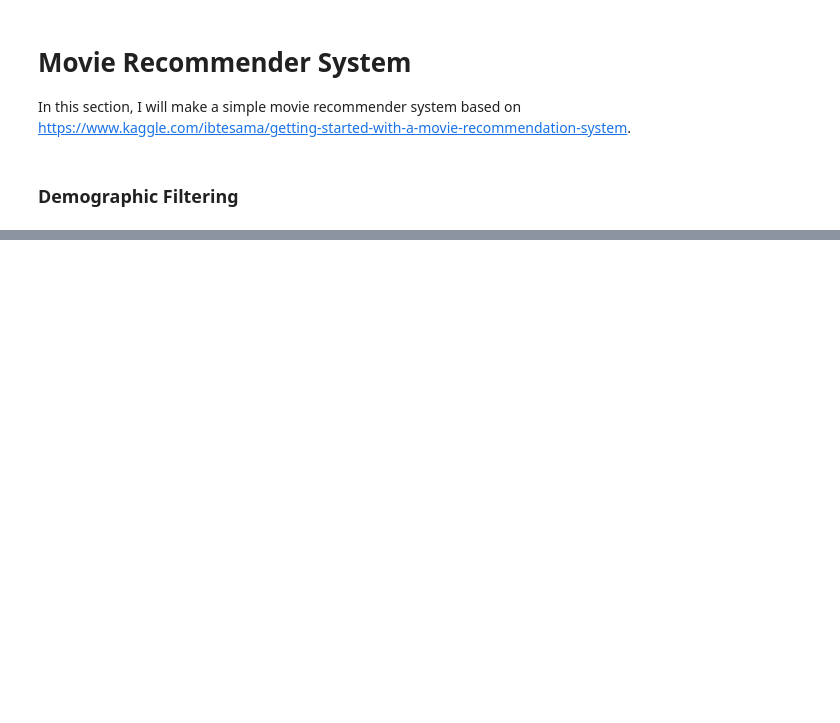
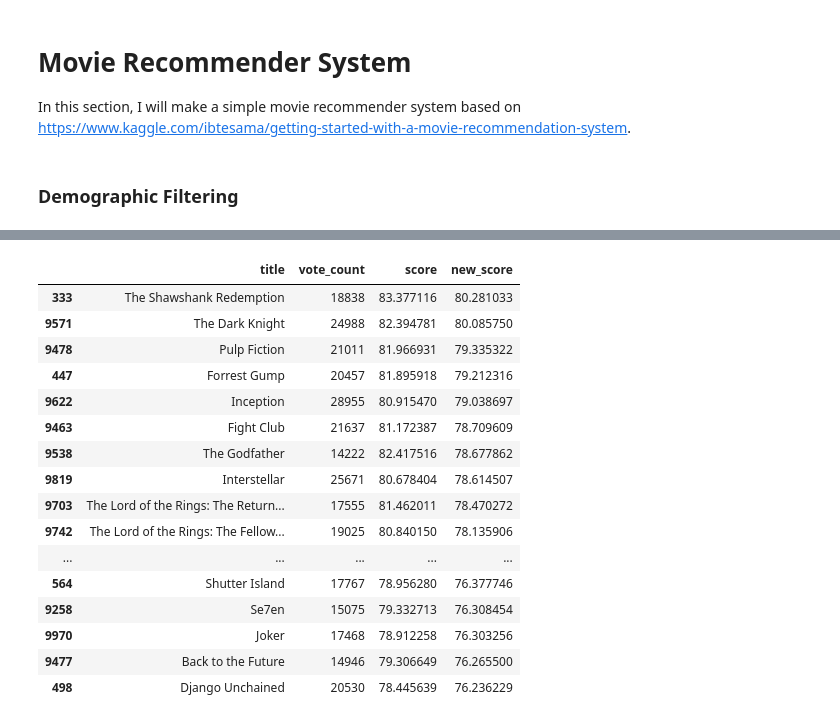
Before and after one commit to Ndhel97/TMDB_Movies_Data_Analysis, a Jupyter notebook: tmdb_movies_data_analysis.ipynb, the cells around one changed output, grey strips where cells are left out. Cells and saved outputs as stored; diff of their text form; code cells hidden in the pictures; blank space fills up the shorter version.

```diff
--- a/tmdb_movies_data_analysis.ipynb
+++ b/tmdb_movies_data_analysis.ipynb
@@ -472,0 +515,35 @@ In this section, I will make a simple movie recommender system based on https://
+# %%
+def weighted_rating(x, m=m, C=C):
+    """
+    Calculation based on the IMDB weighting score
+    """
+    v = x['vote_count']
+    R = x['score']
+    return (v/(v+m) * R) + (m/(m+v) * C)
+# %%
+# Apply the weighting raing function to the movie in q_movies
+q_movies['new_score'] = q_movies.apply(weighted_rating, axis=1)
+# %%
+#Sort movies based on score calculated above
+q_movies = q_movies.sort_values('new_score', ascending=False)
+
+#Print the top 15 movies
+q_movies[['title', 'vote_count', 'score', 'new_score']].head(20)
+# %% [output]
+|  | title | vote_count | score | new_score |
+| 333 | The Shawshank Redemption | 18838 | 83.377116 | 80.281033 |
+| 9571 | The Dark Knight | 24988 | 82.394781 | 80.085750 |
+| 9478 | Pulp Fiction | 21011 | 81.966931 | 79.335322 |
+| 447 | Forrest Gump | 20457 | 81.895918 | 79.212316 |
+| 9622 | Inception | 28955 | 80.915470 | 79.038697 |
+| 9463 | Fight Club | 21637 | 81.172387 | 78.709609 |
+| 9538 | The Godfather | 14222 | 82.417516 | 78.677862 |
+| 9819 | Interstellar | 25671 | 80.678404 | 78.614507 |
+| 9703 | The Lord of the Rings: The Return... | 17555 | 81.462011 | 78.470272 |
+| 9742 | The Lord of the Rings: The Fellow... | 19025 | 80.840150 | 78.135906 |
+| ... | ... | ... | ... | ... |
+| 564 | Shutter Island | 17767 | 78.956280 | 76.377746 |
+| 9258 | Se7en | 15075 | 79.332713 | 76.308454 |
+| 9970 | Joker | 17468 | 78.912258 | 76.303256 |
+| 9477 | Back to the Future | 14946 | 79.306649 | 76.265500 |
+| 498 | Django Unchained | 20530 | 78.445639 | 76.236229 |
```
Also changed, not shown: parts of 24 cells of this notebook.
